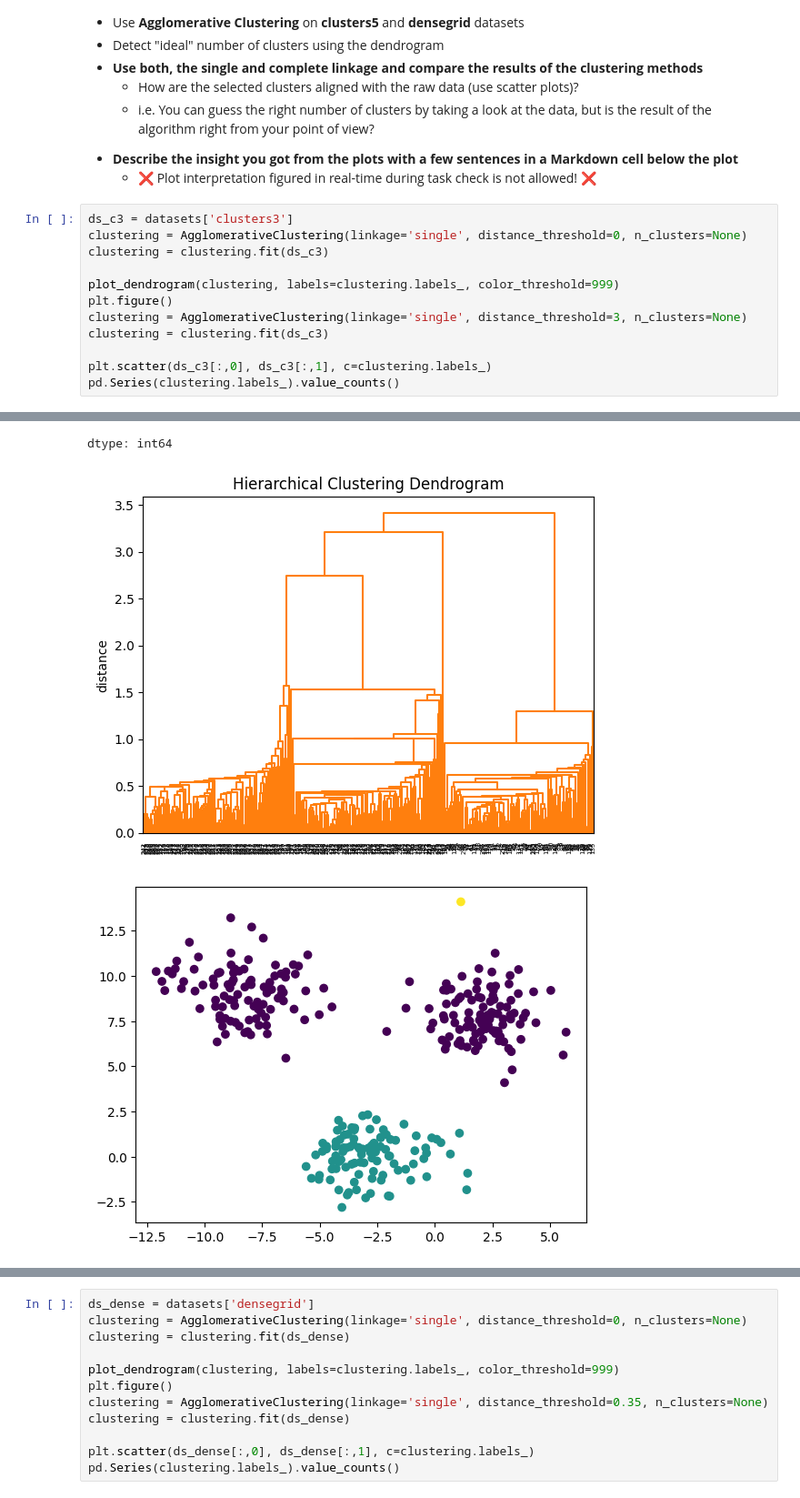
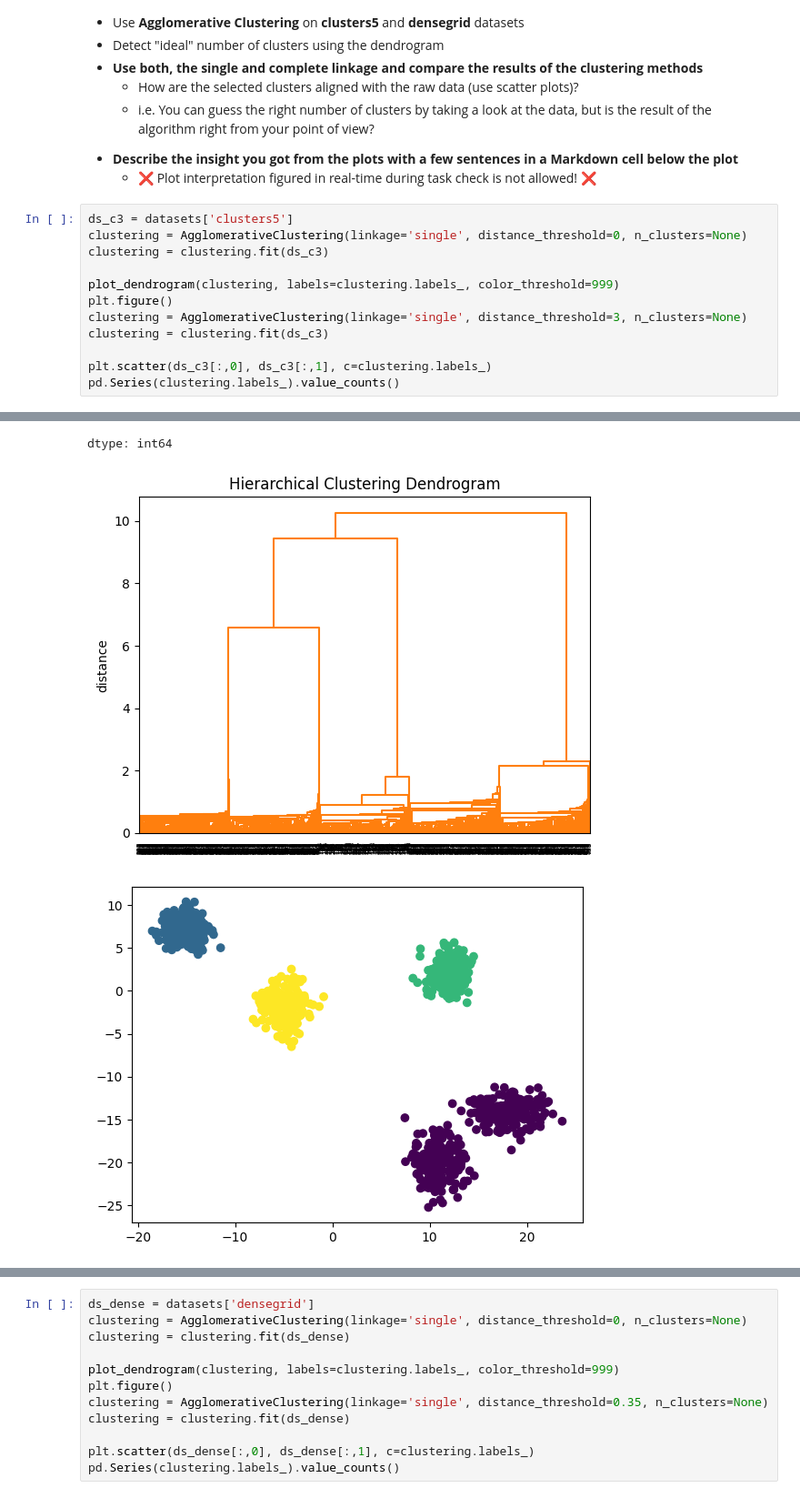
Before and after one commit to TotalChaosRexinator/School, a Jupyter notebook: fml_05.ipynb, the cells around one changed output, grey strips where cells are left out. Shown at 91% size. Saved outputs shown, nothing was run; the diff lists cells and outputs as text.

```diff
--- a/fml_05.ipynb
+++ b/fml_05.ipynb
@@ -318,7 +319,7 @@ plt.scatter(data[:,0], data[:,1], c=clustering.labels_)
 * **Describe the insight you got from the plots with a few sentences in a Markdown cell below the plot**
   * ❌ Plot interpretation figured in real-time during task check is not allowed! ❌
 # %%
-ds_c3 = datasets['clusters3']
+ds_c3 = datasets['clusters5']
 clustering = AgglomerativeClustering(linkage='single', distance_threshold=0, n_clusters=None)
 clustering = clustering.fit(ds_c3)
 
@@ -337,5 +339,5 @@ pd.Series(clustering.labels_).value_counts()
 dtype: int64
-[figure, old version]
+[figure, new version]
-[figure, old version]
+[figure, new version]
 # %%
 
```
Also changed, not shown: parts of 8 cells of this notebook.
